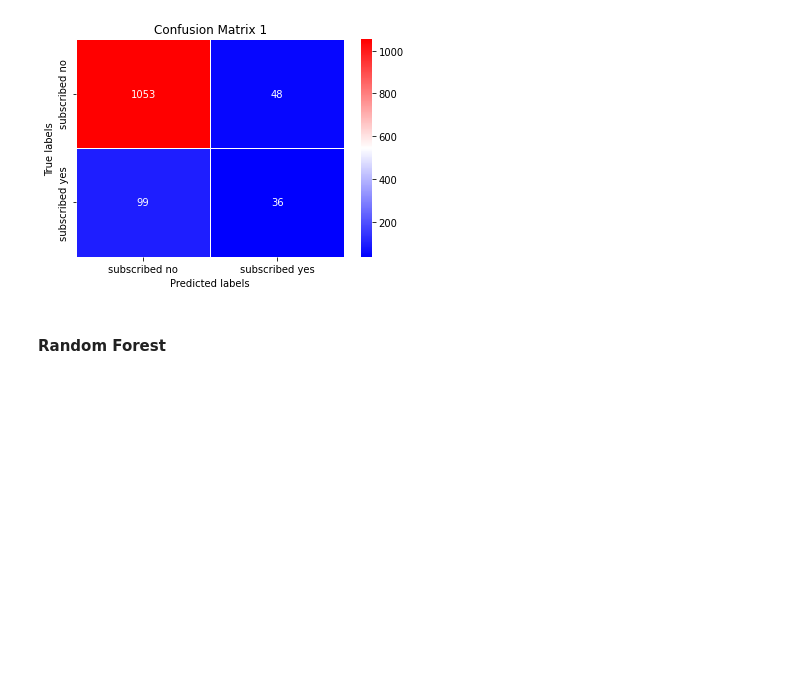
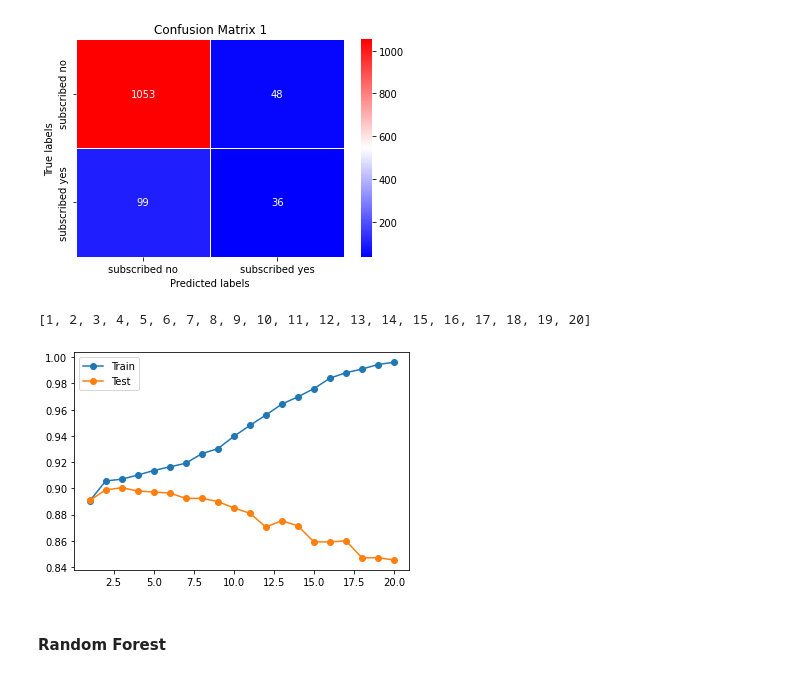
Before and after one commit to wuesten/Potfolio_2_ML, a Jupyter notebook: Exam.ipynb, the cells around one changed output. Drawn from its saved outputs; the diff is of its cells as text; code cells hidden in the pictures; blank space fills up the shorter version.

```diff
--- a/Exam.ipynb
+++ b/Exam.ipynb
@@ -493,6 +493,38 @@ cm = confusion_matrix(y_test, y_test_pred)
 plot_confusio_matrix(cm,1)
 # %% [output]
 [figure]
+# %%
+def check_overfitting(X_train_sc, y_train,X_test_sc, y_test):
+    train_scores = list()
+    test_scores = list()
+    # define the tree depths to evaluate
+    values = [i for i in range(1, 21)]
+    # evaluate a decision tree for each depth
+    for i in values:
+        # configure the model
+        model =  tree.DecisionTreeClassifier(criterion='gini', random_state=1, max_depth=i)
+        # fit model on the training dataset
+        model.fit(X_train_sc, y_train)
+        # evaluate on the train dataset
+        train_yhat = model.predict(X_train_sc)
+        train_acc = accuracy_score(y_train, train_yhat)
+        train_scores.append(train_acc)
+        # evaluate on the test dataset
+        test_yhat = model.predict(X_test_sc)
+        test_acc = accuracy_score(y_test, test_yhat)
+        test_scores.append(test_acc)
+        # summarize progress
+    # plot of train and test scores vs tree depth
+    print(values )
+    plt.plot(values, train_scores, '-o', label='Train')
+    plt.plot(values, test_scores, '-o', label='Test')
+    plt.legend()
+    plt.show()
+# %%
+check_overfitting(X_train_sc, y_train,X_test_sc, y_test)
+# %% [output]
+[1, 2, 3, 4, 5, 6, 7, 8, 9, 10, 11, 12, 13, 14, 15, 16, 17, 18, 19, 20]
+[figure, added]
 # %% [markdown]
 #### Random Forest <a id='6'></a>
 # %%
```
Also changed, not shown: parts of 20 cells of this notebook.
